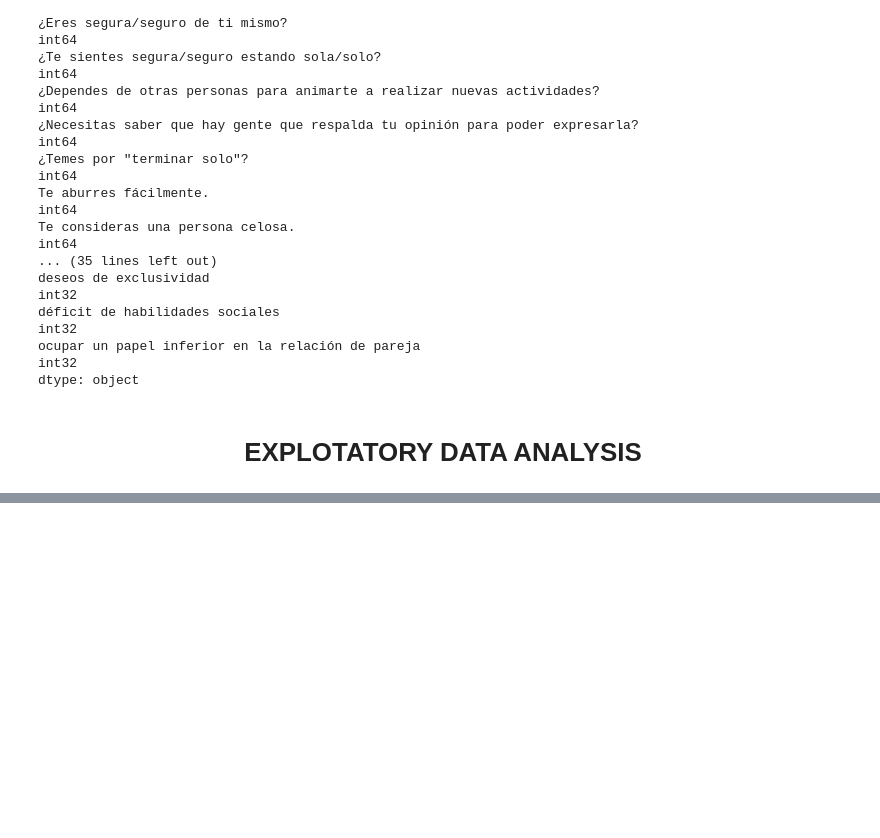
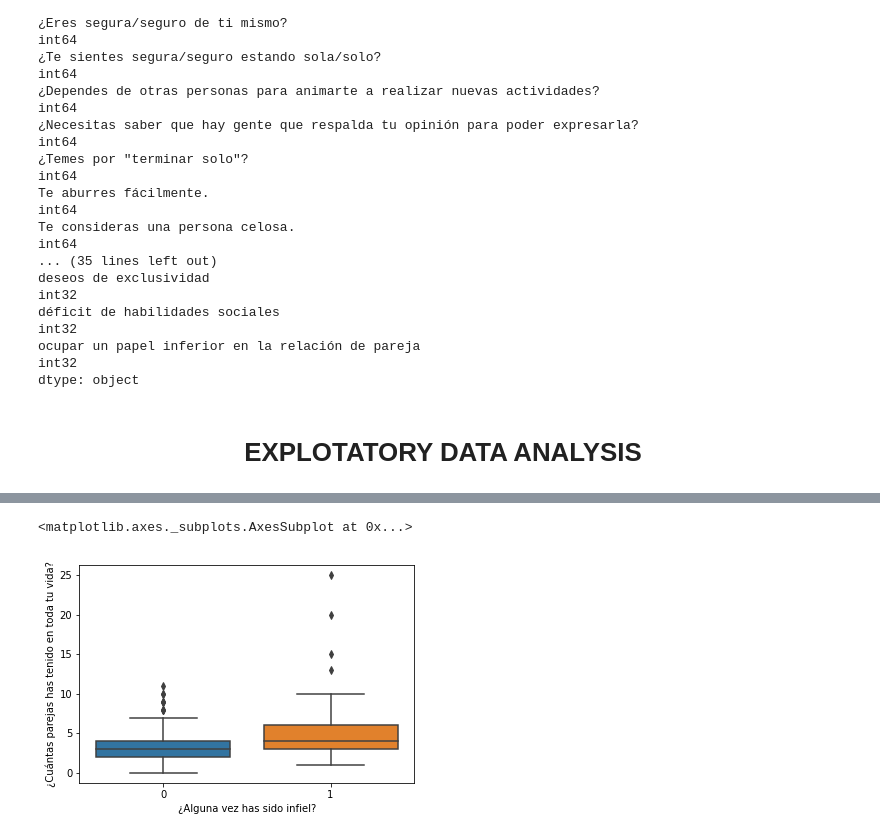
Before and after one commit to FisherPearson/Dependencia-Emocional, a Jupyter notebook: Dependencia Emocional.ipynb, the cells around one changed output, grey strips where cells are left out. Saved outputs shown, nothing was run; the diff lists cells and outputs as text; code cells hidden in the pictures; blank space fills up the shorter version.

```diff
--- a/Dependencia Emocional.ipynb
+++ b/Dependencia Emocional.ipynb
@@ -725,0 +778,5 @@ dtype: object
+# %%
+sns.boxplot(x = df_numericos['¿Alguna vez has sido infiel?'], y = df_numericos["¿Cuántas parejas has tenido en toda tu vida?"])
+# %% [output]
+<matplotlib.axes._subplots.AxesSubplot at 0x...>
+[figure, added]
```
Also changed, not shown: parts of 31 cells of this notebook.
